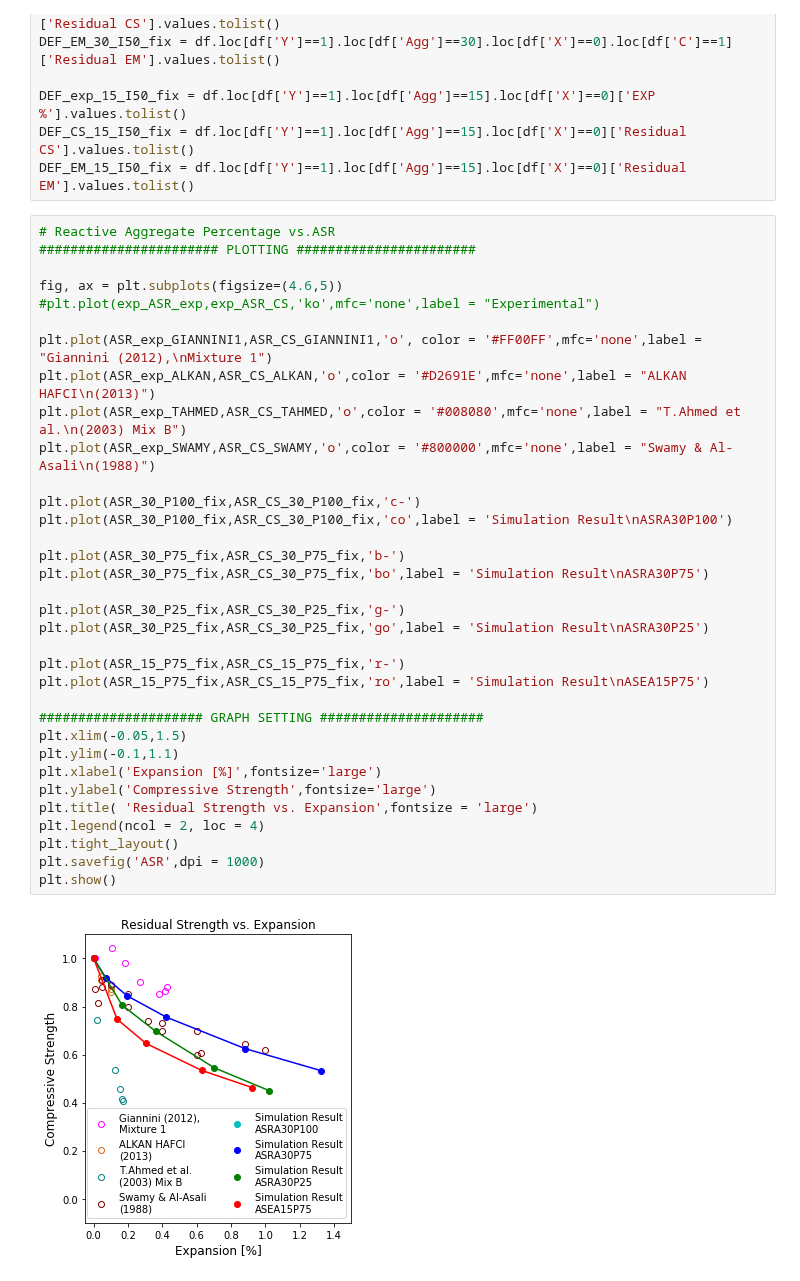
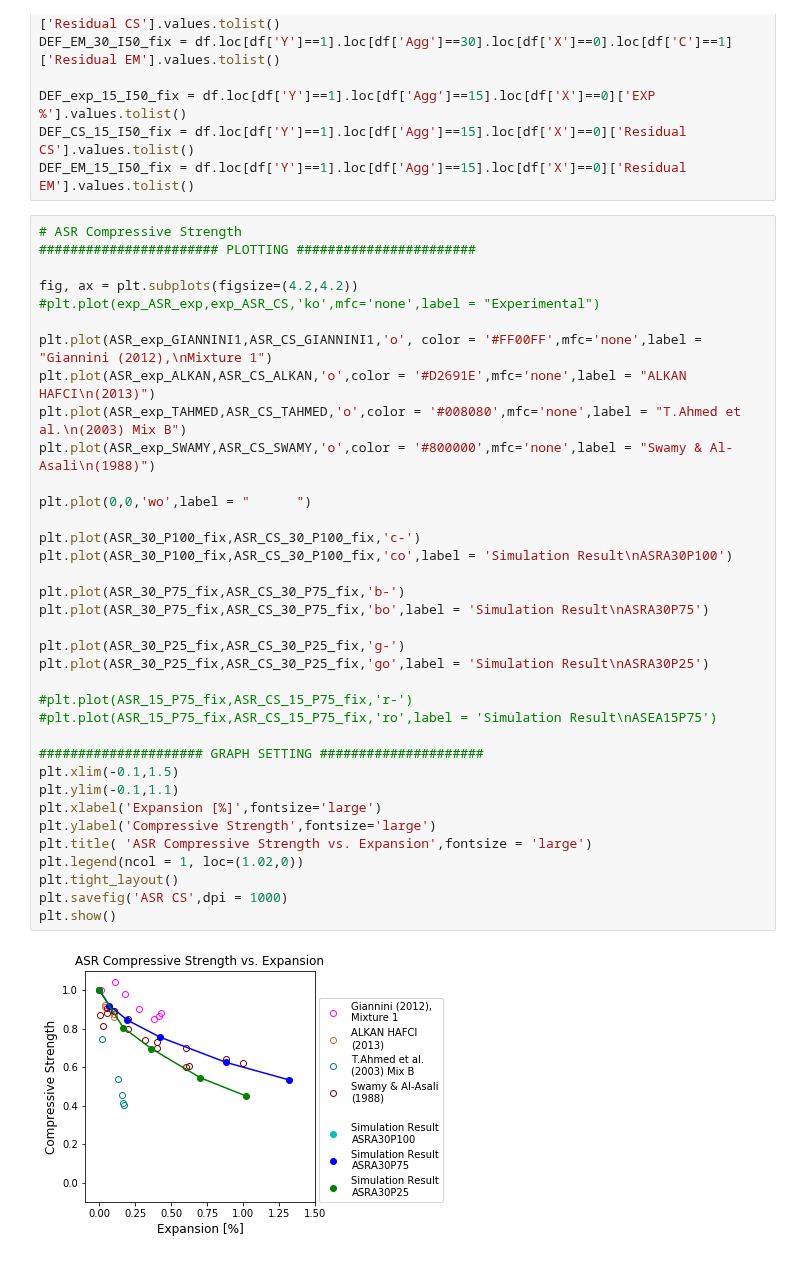
Before and after one commit to mengyushi/Example, a Jupyter notebook: Thesis/FraMCoS-X/Presentation/Graph-FraMCoS.ipynb, the cells around one changed output. Drawn from its saved outputs; the diff is of its cells as text.

```diff
--- a/Thesis/FraMCoS-X/Presentation/Graph-FraMCoS.ipynb
+++ b/Thesis/FraMCoS-X/Presentation/Graph-FraMCoS.ipynb
@@ -95,39 +93,41 @@ DEF_exp_15_I50_fix = df.loc[df['Y']==1].loc[df['Agg']==15].loc[df['X']==0]['EXP
 DEF_CS_15_I50_fix = df.loc[df['Y']==1].loc[df['Agg']==15].loc[df['X']==0]['Residual CS'].values.tolist()
 DEF_EM_15_I50_fix = df.loc[df['Y']==1].loc[df['Agg']==15].loc[df['X']==0]['Residual EM'].values.tolist()
 # %%
-# Reactive Aggregate Percentage vs.ASR
+# ASR Compressive Strength
 ####################### PLOTTING #######################
 
-fig, ax = plt.subplots(figsize=(4.6,5))
+fig, ax = plt.subplots(figsize=(4.2,4.2))
 #plt.plot(exp_ASR_exp,exp_ASR_CS,'ko',mfc='none',label = "Experimental")
 
 plt.plot(ASR_exp_GIANNINI1,ASR_CS_GIANNINI1,'o', color = '#FF00FF',mfc='none',label = "Giannini (2012),\nMixture 1")
 plt.plot(ASR_exp_ALKAN,ASR_CS_ALKAN,'o',color = '#D2691E',mfc='none',label = "ALKAN HAFCI\n(2013)")
 plt.plot(ASR_exp_TAHMED,ASR_CS_TAHMED,'o',color = '#008080',mfc='none',label = "T.Ahmed et al.\n(2003) Mix B")
 plt.plot(ASR_exp_SWAMY,ASR_CS_SWAMY,'o',color = '#800000',mfc='none',label = "Swamy & Al-Asali\n(1988)")
+
+plt.plot(0,0,'wo',label = "      ")
 
 plt.plot(ASR_30_P100_fix,ASR_CS_30_P100_fix,'c-')
 plt.plot(ASR_30_P100_fix,ASR_CS_30_P100_fix,'co',label = 'Simulation Result\nASRA30P100')
 
 plt.plot(ASR_30_P75_fix,ASR_CS_30_P75_fix,'b-')
 plt.plot(ASR_30_P75_fix,ASR_CS_30_P75_fix,'bo',label = 'Simulation Result\nASRA30P75')
 
 plt.plot(ASR_30_P25_fix,ASR_CS_30_P25_fix,'g-')
 plt.plot(ASR_30_P25_fix,ASR_CS_30_P25_fix,'go',label = 'Simulation Result\nASRA30P25')
 
-plt.plot(ASR_15_P75_fix,ASR_CS_15_P75_fix,'r-')
-plt.plot(ASR_15_P75_fix,ASR_CS_15_P75_fix,'ro',label = 'Simulation Result\nASEA15P75')
+#plt.plot(ASR_15_P75_fix,ASR_CS_15_P75_fix,'r-')
+#plt.plot(ASR_15_P75_fix,ASR_CS_15_P75_fix,'ro',label = 'Simulation Result\nASEA15P75')
 
 ##################### GRAPH SETTING #####################
-plt.xlim(-0.05,1.5)
+plt.xlim(-0.1,1.5)
 plt.ylim(-0.1,1.1)
 plt.xlabel('Expansion [%]',fontsize='large')
 plt.ylabel('Compressive Strength',fontsize='large')
-plt.title( 'Residual Strength vs. Expansion',fontsize = 'large')
-plt.legend(ncol = 2, loc = 4)
+plt.title( 'ASR Compressive Strength vs. Expansion',fontsize = 'large')
+plt.legend(ncol = 1, loc=(1.02,0))
 plt.tight_layout()
-plt.savefig('ASR',dpi = 1000)
+plt.savefig('ASR CS',dpi = 1000)
 plt.show()
 # %% [output]
-[figure, old version]
+[figure, new version]
 # %%
```
Also changed, not shown: parts of 8 cells of this notebook, 30 other files.
